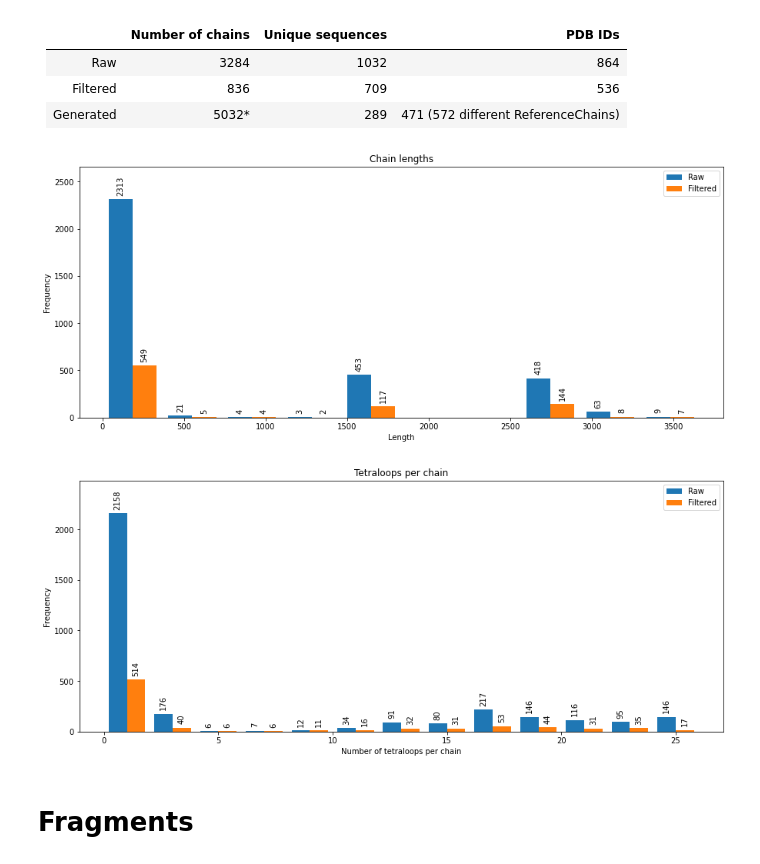
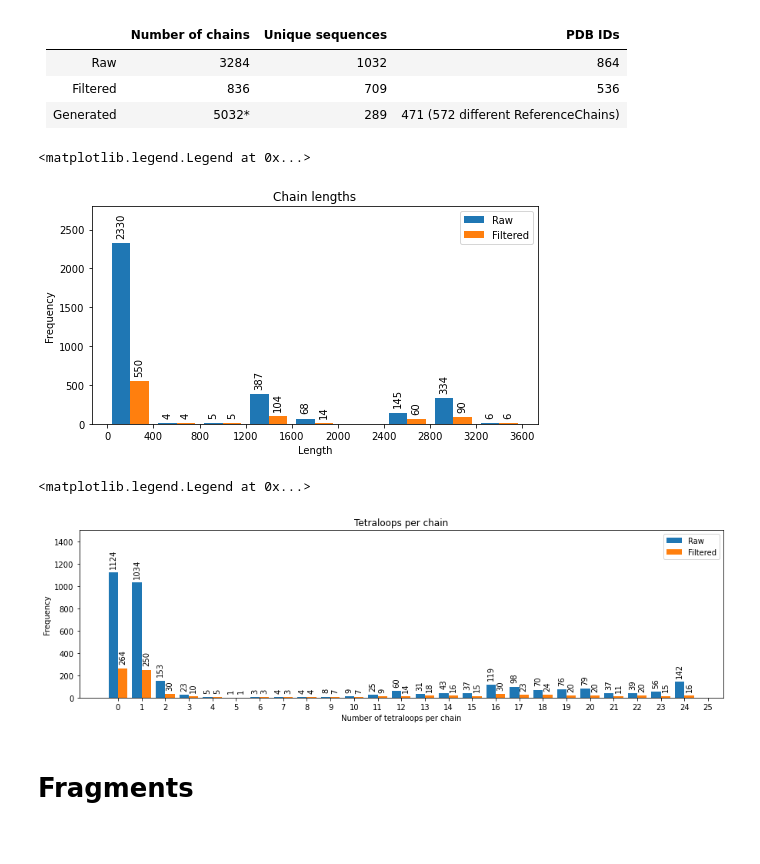
Before and after one commit to samuelflores/deep-learning-RNA-structure-prediction, a Jupyter notebook: data_generation/dataset_statistics.ipynb, the cells around one changed output. Cells and saved outputs as stored; diff of their text form; code cells hidden in the pictures.

Commit message:
Improve plotting code

```diff
--- a/data_generation/dataset_statistics.ipynb
+++ b/data_generation/dataset_statistics.ipynb
@@ -435,51 +576,47 @@ Figures saved to /figures
 | Filtered  | 836              | 709              | 536                                 |
 | Generated | 5032*            | 289              | 471 (572 different ReferenceChains) |
 # %%
+# Raw vs. filtered chain lengths
+
+fig, ax = plt.subplots(figsize=(8, 4))
+
+ax.set_title("Chain lengths")
+ax.set_xlabel("Length")
+ax.set_ylabel("Frequency")
+ax.set_ylim([0, 2800])
+
 data = [[len(i) for i in chains_annotated_raw], [len(i) for i in chains_annotated_filtered]]
 
-plt.figure(figsize=(15, 6))
+values, _, bars = ax.hist(data, bins = range(0, max(data[0]), 400), label=["Raw", "Filtered"], rwidth=0.8)
+ax.bar_label(bars[0], labels=[int(i) if i != 0 else "" for i in values[0]], rotation='vertical', padding=5)
+ax.bar_label(bars[1], labels=[int(i) if i != 0 else "" for i in values[1]], rotation='vertical', padding=5)
+ax.set_xticks(range(0, max(data[0]), 400))
 
-values, _, bars = plt.hist(data, bins = 10, label=["Raw", "Filtered"])
-plt.bar_label(bars[0], labels=[int(i) if i != 0 else "" for i in values[0]], rotation='vertical', padding=5)
-plt.bar_label(bars[1], labels=[int(i) if i != 0 else "" for i in values[1]], rotation='vertical', padding=5)
-
-plt.ylim([0, max(values[0])*1.15])
-
-plt.title("Chain lengths")
-plt.xlabel("Length")
-plt.ylabel("Frequency")
-plt.legend()
-plt.savefig(figures_dir/"chain_lengths.png")
+ax.legend()
+# fig.savefig(figures_dir/"chain_lengths.png")
 # %% [output]
+<matplotlib.legend.Legend at 0x...>
-[figure, old version]
+[figure, new version]
 # %%
-# Number of tetraloops per annotated chain
+# Number of tetraloops per annotated chain # TODO fix x-axis
 # why is the average number of tetraloops per PDB id so high (like 10 per pdb id)?
 # check the chains with the highest number of tetraloops
 
+fig, ax = plt.subplots(figsize=(15, 4))
+
+ax.set_title("Tetraloops per chain")
+ax.set_xlabel("Number of tetraloops per chain")
+ax.set_ylabel("Frequency")
+ax.set_ylim([0, 1500])
+
 data = [[len(i.tloops) for i in chains_annotated_raw], [len(i.tloops) for i in chains_annotated_filtered]]
 
-plt.figure(figsize=(15, 6))
+values, _, bars = ax.hist(data, bins = range(0, max(data[0])), label=["Raw", "Filtered"], rwidth=0.8, align="left")
+ax.bar_label(bars[0], labels=[int(i) if i != 0 else "" for i in values[0]], rotation='vertical', padding=5)
+ax.bar_label(bars[1], labels=[int(i) if i != 0 else "" for i in values[1]], rotation='vertical', padding=5)
+ax.set_xticks(range(0, max(data[0])))
 
-values, _, bars = plt.hist(data, bins=13, label=["Raw", "Filtered"]) #bins=np.arange(min(data[0]), max(data[0]) + 1, 1)
-plt.bar_label(bars[0], labels=[int(i) if i != 0 else "" for i in values[0]], rotation='vertical', padding=5)
-plt.bar_label(bars[1], labels=[int(i) if i != 0 else "" for i in values[1]], rotation='vertical', padding=5)
-
-plt.ylim([0, max(values[0])*1.15])
-
-plt.title("Tetraloops per chain")
-plt.xlabel("Number of tetraloops per chain")
-plt.ylabel("Frequency")
-plt.legend()
-
-plt.savefig(figures_dir/"tloops_per_chain.png")
-
-# high_freq_chains = [i for i in chains_annotated_filtered if len(i.tloops) >= 10]
-# high_freq_chains.sort(key=lambda x: len(x.tloops), reverse=True)
-# print(f"{len(high_freq_chains)}/{len(chains_annotated_filtered)} filtered chains with >=10 tetraloops:")
-# for i in high_freq_chains:
-#     print(f"{i.pdb_id:6}{i.chain_id:4}{len(i.tloops):<4}")
-#     for j in sorted(i.tloops, key=lambda x: x.res_nums[0]):
-#         print(f"\t{j.clust_id:<4}{j.res_seq:10}{j.res_nums[0]}")
+ax.legend()
 # %% [output]
+<matplotlib.legend.Legend at 0x...>
-[figure, old version]
+[figure, new version]
```
Also changed, not shown: parts of 25 cells of this notebook.
